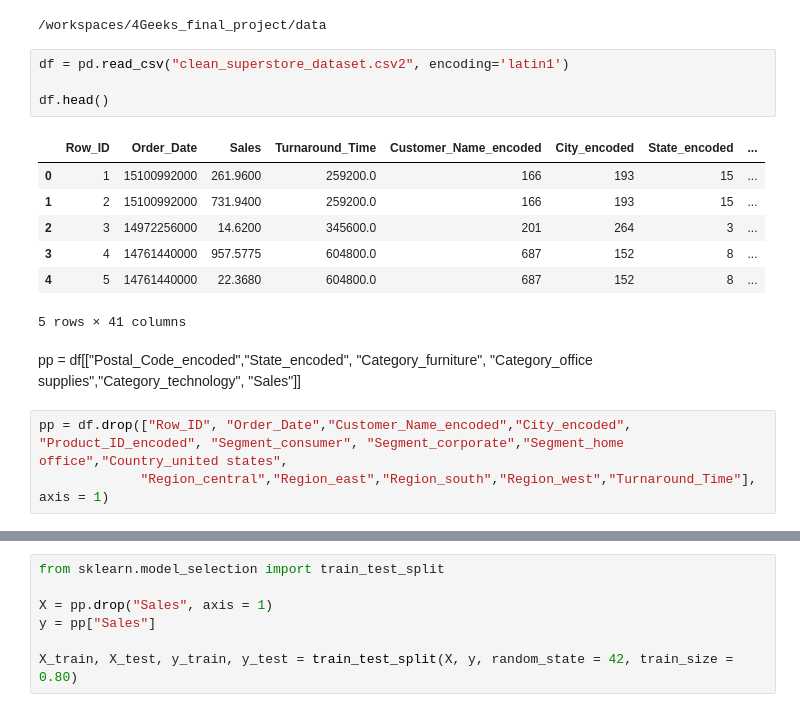
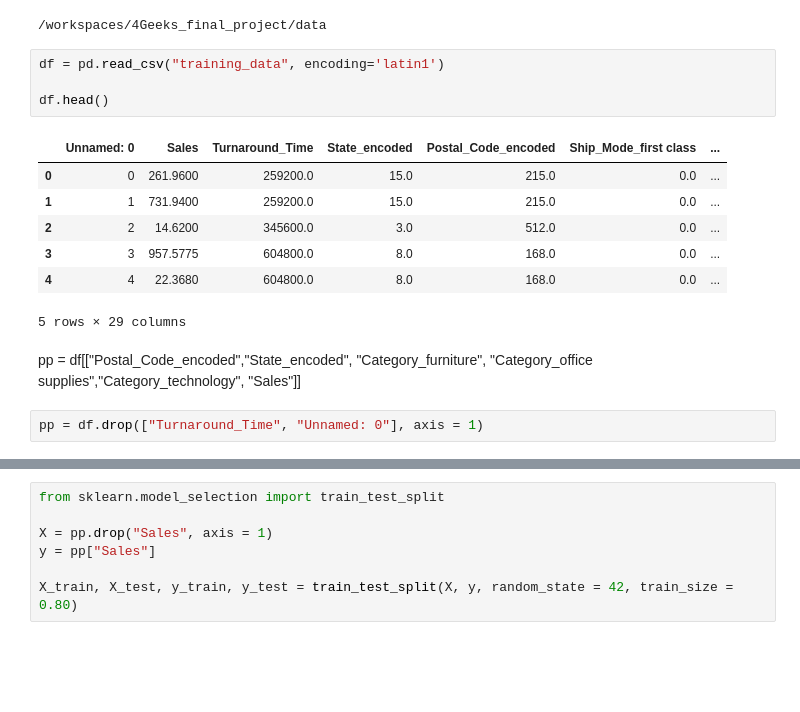
Before and after one commit to dholmes3514/4Geeks_final_project, a Jupyter notebook: notebooks/Price Prodictor.ipynb, the cells around one changed output, grey strips where cells are left out. Drawn from its saved outputs; the diff is of its cells as text; blank space fills up the shorter version.

```diff
--- a/notebooks/Price Prodictor.ipynb
+++ b/notebooks/Price Prodictor.ipynb
@@ -27,22 +27,21 @@ print(os.getcwd())
 # %% [output]
 /workspaces/4Geeks_final_project/data
 # %%
-df = pd.read_csv("clean_superstore_dataset.csv2", encoding='latin1')
+df = pd.read_csv("training_data", encoding='latin1')
 
 df.head()
 # %% [output]
-|  | Row_ID | Order_Date | Sales | Turnaround_Time | Customer_Name_encoded | City_encoded | State_encoded | ... |
-| 0 | 1 | 15100992000 | 261.9600 | 259200.0 | 166 | 193 | 15 | ... |
-| 1 | 2 | 15100992000 | 731.9400 | 259200.0 | 166 | 193 | 15 | ... |
-| 2 | 3 | 14972256000 | 14.6200 | 345600.0 | 201 | 264 | 3 | ... |
-| 3 | 4 | 14761440000 | 957.5775 | 604800.0 | 687 | 152 | 8 | ... |
-| 4 | 5 | 14761440000 | 22.3680 | 604800.0 | 687 | 152 | 8 | ... |
+|  | Unnamed: 0 | Sales | Turnaround_Time | State_encoded | Postal_Code_encoded | Ship_Mode_first class | ... |
+| 0 | 0 | 261.9600 | 259200.0 | 15.0 | 215.0 | 0.0 | ... |
+| 1 | 1 | 731.9400 | 259200.0 | 15.0 | 215.0 | 0.0 | ... |
+| 2 | 2 | 14.6200 | 345600.0 | 3.0 | 512.0 | 0.0 | ... |
+| 3 | 3 | 957.5775 | 604800.0 | 8.0 | 168.0 | 0.0 | ... |
+| 4 | 4 | 22.3680 | 604800.0 | 8.0 | 168.0 | 0.0 | ... |
-5 rows × 41 columns
+5 rows × 29 columns
 # %% [markdown]
 pp = df[["Postal_Code_encoded","State_encoded", "Category_furniture", "Category_office supplies","Category_technology", "Sales"]]
 # %%
-pp = df.drop(["Row_ID", "Order_Date","Customer_Name_encoded","City_encoded", "Product_ID_encoded", "Segment_consumer", "Segment_corporate","Segment_home office","Country_united states",
-             "Region_central","Region_east","Region_south","Region_west","Turnaround_Time"], axis = 1)
+pp = df.drop(["Turnaround_Time", "Unnamed: 0"], axis = 1)
 # %%
 pp
 # %% [output]
```
Also changed, not shown: parts of 3 cells of this notebook, 3 other files.
